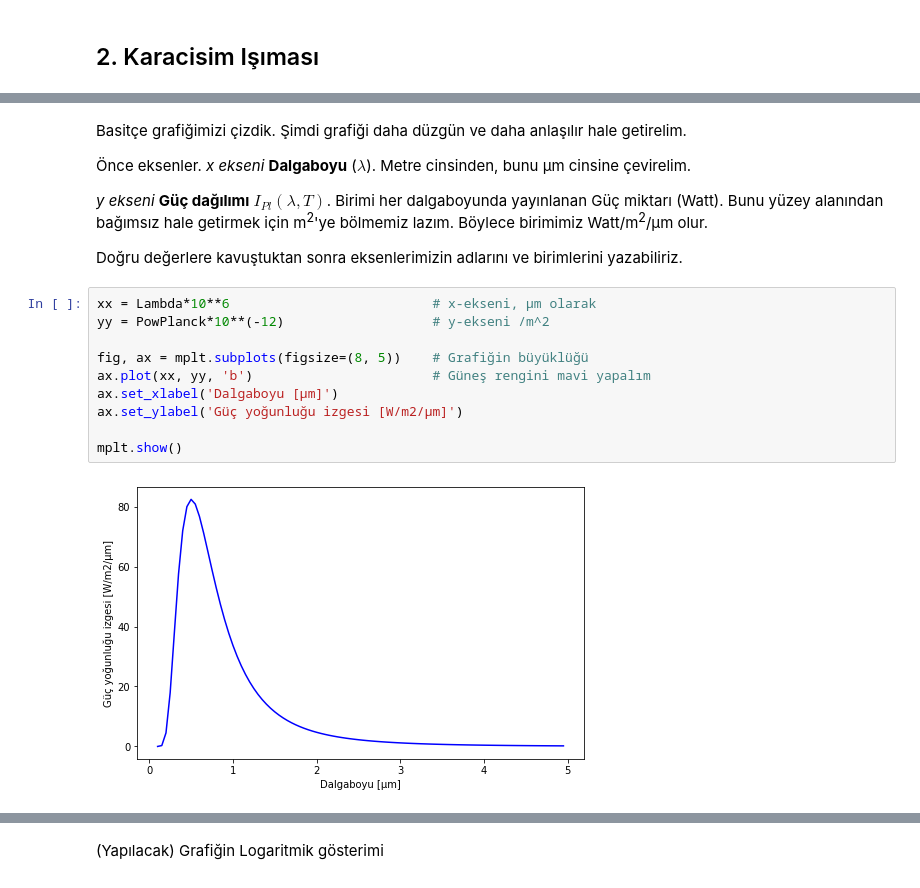
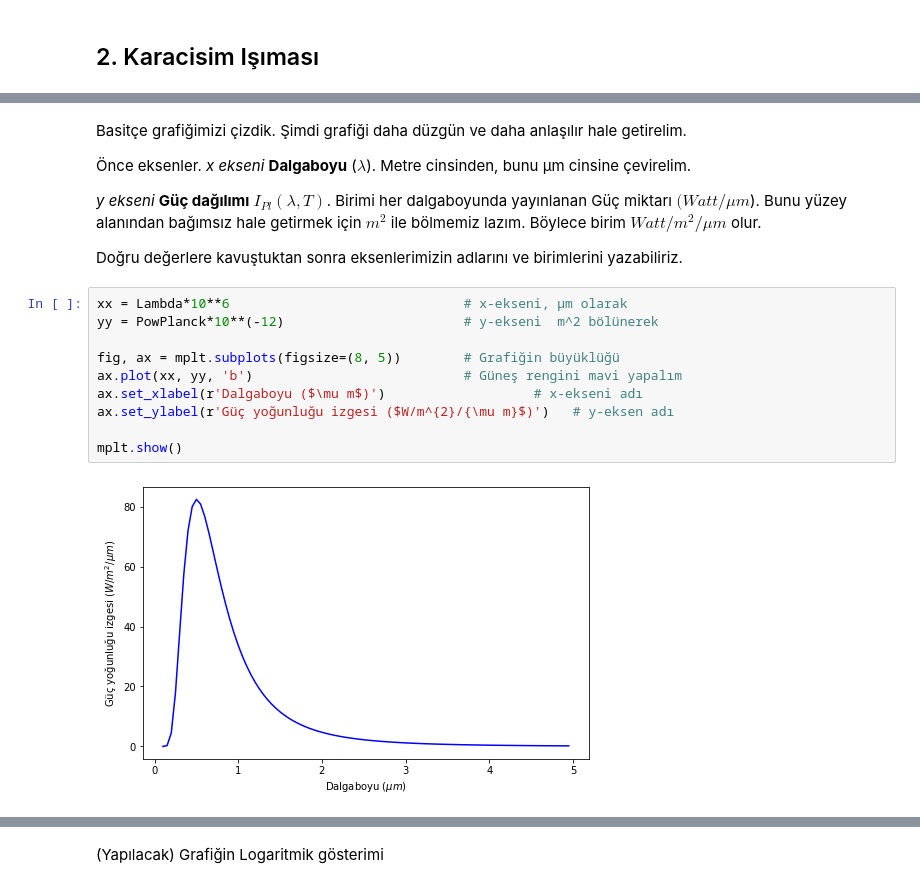
Before and after one commit to AlperDizdar/20yyFizigineGiris, a Jupyter notebook: 02_karacisim.ipynb, the cells around one changed output, grey strips where cells are left out. Cells and saved outputs as stored; diff of their text form.

```diff
--- a/02_karacisim.ipynb
+++ b/02_karacisim.ipynb
@@ -41,19 +42,19 @@ Basitçe grafiğimizi çizdik. Şimdi grafiği daha düzgün ve daha anlaşılı
 
 Önce eksenler. *x ekseni* **Dalgaboyu** ($\lambda$). Metre cinsinden, bunu µm cinsine çevirelim.
 
-*y ekseni* **Güç dağılımı** $I_{Pl}(\lambda, T)$. Birimi her dalgaboyunda yayınlanan Güç miktarı (Watt). Bunu yüzey alanından bağımsız hale getirmek için m<sup>2</sup>'ye bölmemiz lazım. Böylece birimimiz Watt/m<sup>2</sup>/µm olur.
+*y ekseni* **Güç dağılımı** $I_{Pl}(\lambda, T)$. Birimi her dalgaboyunda yayınlanan Güç miktarı $(Watt/\mu m$). Bunu yüzey alanından bağımsız hale getirmek için $m^2$ ile bölmemiz lazım. Böylece birim $ Watt/m^2/\mu m$ olur.
 
 Doğru değerlere kavuştuktan sonra eksenlerimizin adlarını ve birimlerini yazabiliriz.
 # %%
-xx = Lambda*10**6                          # x-ekseni, µm olarak
-yy = PowPlanck*10**(-12)                   # y-ekseni /m^2
+xx = Lambda*10**6                              # x-ekseni, µm olarak
+yy = PowPlanck*10**(-12)                       # y-ekseni  m^2 bölünerek
 
-fig, ax = mplt.subplots(figsize=(8, 5))    # Grafiğin büyüklüğü
-ax.plot(xx, yy, 'b')                       # Güneş rengini mavi yapalım
-ax.set_xlabel('Dalgaboyu [µm]')
-ax.set_ylabel('Güç yoğunluğu izgesi [W/m2/µm]')
+fig, ax = mplt.subplots(figsize=(8, 5))        # Grafiğin büyüklüğü
+ax.plot(xx, yy, 'b')                           # Güneş rengini mavi yapalım
+ax.set_xlabel(r'Dalgaboyu ($\mu m$)')                   # x-ekseni adı
+ax.set_ylabel(r'Güç yoğunluğu izgesi ($W/m^{2}/{\mu m}$)')   # y-eksen adı
 
 mplt.show()
 # %% [output]
-[figure, old version]
+[figure, new version]
 # %% [markdown]
```
Also changed, not shown: parts of 12 cells of this notebook, 2 other files.
